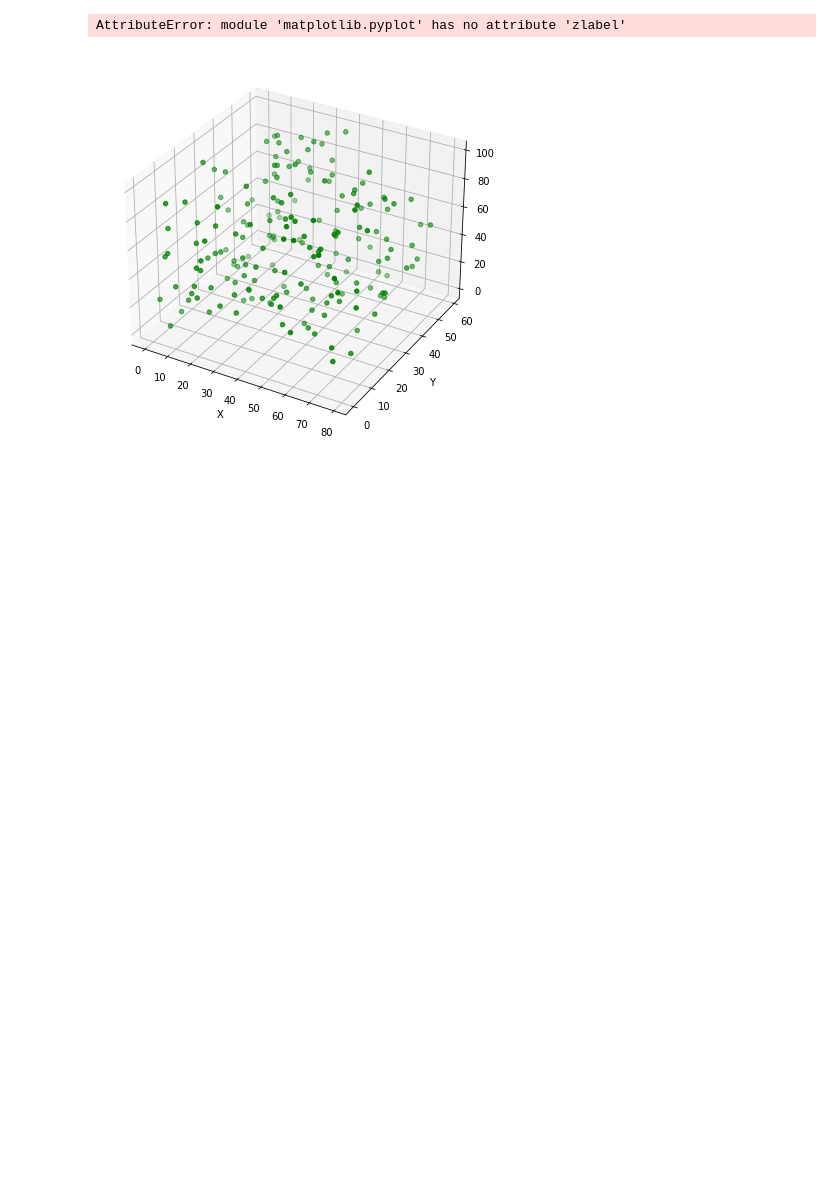
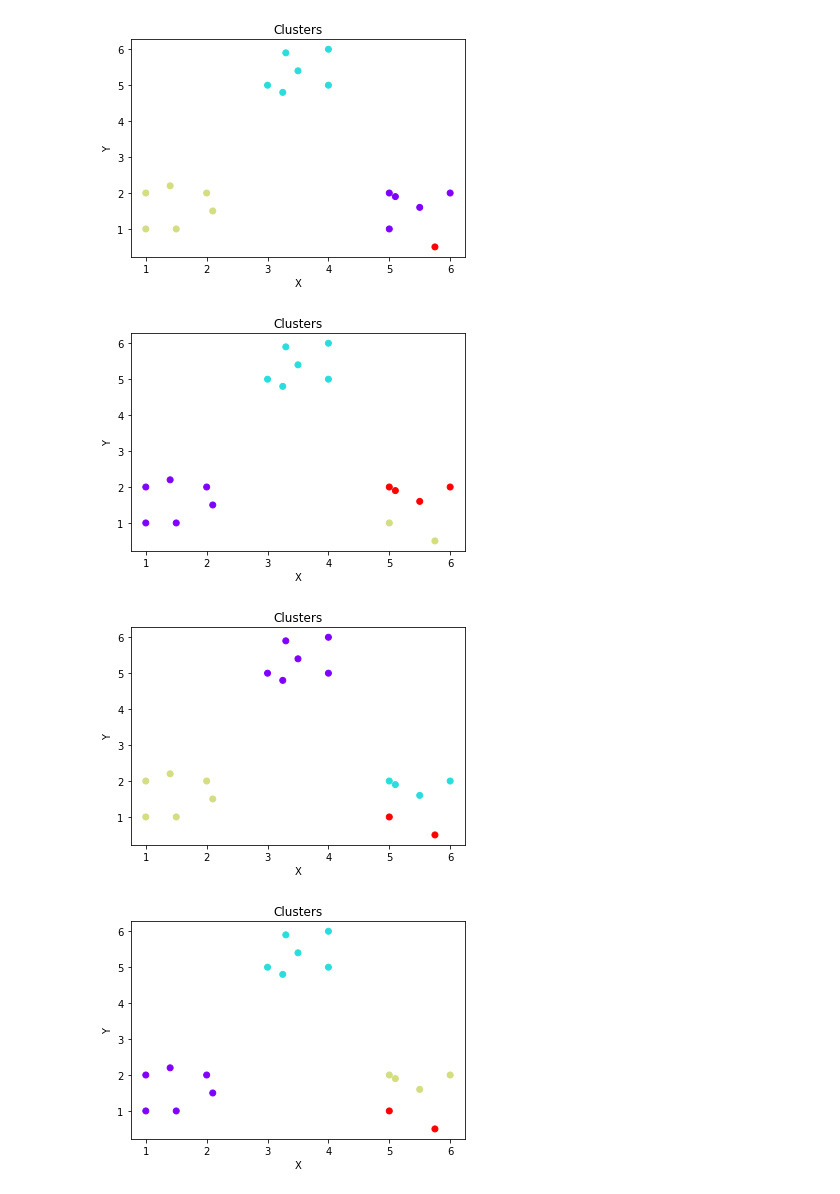
Before and after one commit to Shieldine/clusteranalysis, a Jupyter notebook: Clustering.ipynb, the cells around one changed output. Cells and saved outputs as stored; diff of their text form; code cells hidden in the pictures; blank space fills up the shorter version.

```diff
--- a/Clustering.ipynb
+++ b/Clustering.ipynb
@@ -42,13 +44 @@ Mean:  [3.50833333 5.35      ]
 Finished after 3 iterations!
-# %%
-# Agglomerative with all linkage methods
-
-data_pd = pd.DataFrame(data, columns=['X', 'Y'])
-linkages = ['single', 'average', 'complete', 'ward']
-for linkage in linkages:
-    hc = AgglomerativeClustering(n_clusters = 4, affinity = 'euclidean', linkage =linkage)
-    plt.scatter(data_pd['X'], data_pd['Y'], c = hc.fit_predict(data), cmap ='rainbow')
-    plt.title("Clusters")
-    plt.ylabel("Y")
-    plt.xlabel("X")
-    plt.show()
@@ -82,24 +67,35 @@ plt.show()
-# %%
-import numpy as np
-import matplotlib.pyplot as plt
-# plot random coordinates
-
-# Creating dataset
-z = np.random.randint(100, size=200)
-x = np.random.randint(80, size=200)
-y = np.random.randint(60, size=200)
-
-# Creating figure
-fig = plt.figure(figsize = (10, 7))
-ax = plt.axes(projection ="3d")
-
-# Creating plot
-ax.scatter3D(x, y, z, color = "green")
-plt.xlabel("X")
-plt.ylabel("Y")
-
-# show plot
-plt.show()
-# %% [output]
-AttributeError: module 'matplotlib.pyplot' has no attribute 'zlabel'
-[figure, removed]
+# %%
+# hierarchical clustering
+
+
+# Agglomerative with all linkage methods using library
+
+clusters = 4
+
+data_pd = pd.DataFrame(data, columns=['X', 'Y'])
+linkages = ['single', 'average', 'complete', 'ward']
+for linkage in linkages:
+    hc = AgglomerativeClustering(n_clusters = clusters, affinity = 'euclidean', linkage =linkage)
+    plt.scatter(data_pd['X'], data_pd['Y'], c = hc.fit_predict(data), cmap ='rainbow')
+    plt.title("Clusters")
+    plt.ylabel("Y")
+    plt.xlabel("X")
+    plt.show()
+
+from src.agglomerative import Agglomerative as ownAgglo
+from src.divisive import Divisive as ownDiv
+
+# own agglomerative clustering
+agglo = ownAgglo(verbose=False)
+agglo.find_clusters(noisy_circles[0], 2)
+agglo.plot_clusters()
+
+# own divisive clustering
+div = ownDiv(verbose=False)
+div.find_clusters(noisy_circles[0], 2)
+div.plot_clusters()
+# %% [output]
+[figure, added]
+[figure, added]
+[figure, added]
+[figure, added]
```
Also changed, not shown: parts of 7 cells of this notebook, 3 other files.
